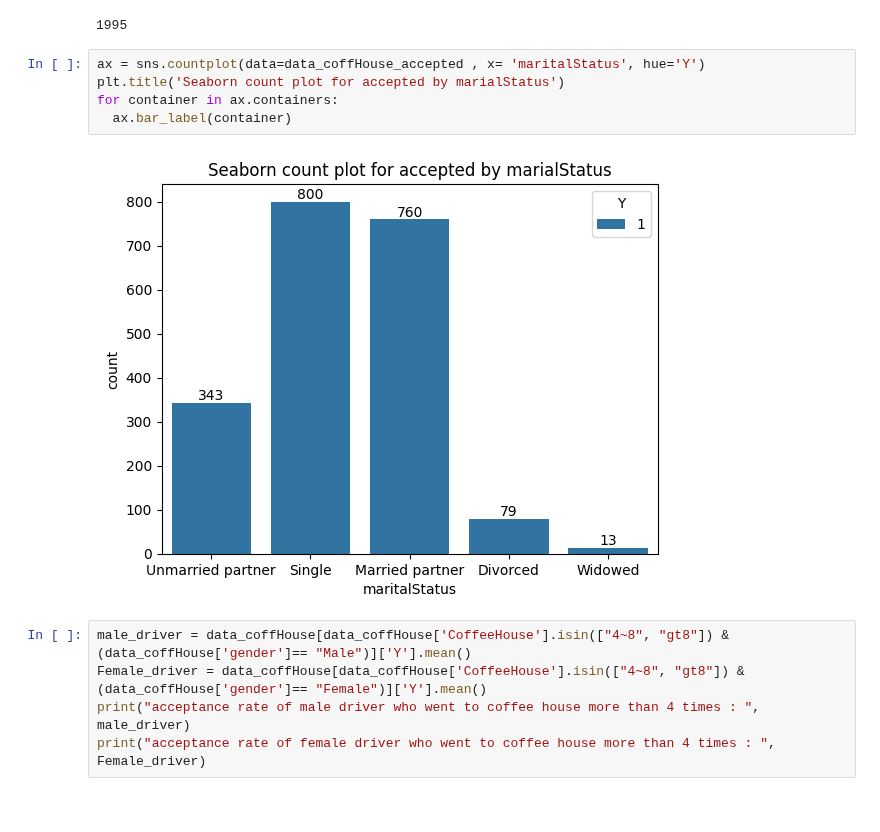
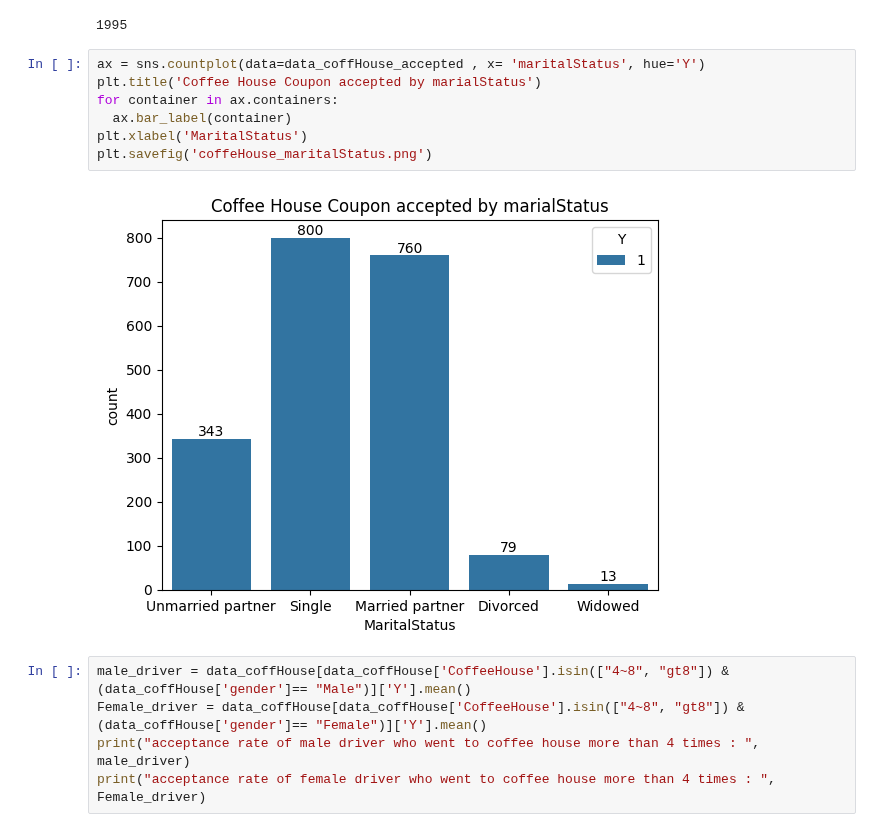
Before and after one commit to karthikgurunath/PCAIML_practical_App1, a Jupyter notebook: prompt.ipynb, the cells around one changed output. Drawn from its saved outputs; the diff is of its cells as text.

```diff
--- a/prompt.ipynb
+++ b/prompt.ipynb
@@ -261,11 +266,13 @@ len(data_coffHouse_accepted)
 1995
 # %%
 ax = sns.countplot(data=data_coffHouse_accepted , x= 'maritalStatus', hue='Y')
-plt.title('Seaborn count plot for accepted by marialStatus')
+plt.title('Coffee House Coupon accepted by marialStatus')
 for container in ax.containers:
   ax.bar_label(container)
+plt.xlabel('MaritalStatus')
+plt.savefig('coffeHouse_maritalStatus.png')
 # %% [output]
-[figure, old version]
+[figure, new version]
 # %%
 male_driver = data_coffHouse[data_coffHouse['CoffeeHouse'].isin(["4~8", "gt8"]) & (data_coffHouse['gender']== "Male")]['Y'].mean()
 Female_driver = data_coffHouse[data_coffHouse['CoffeeHouse'].isin(["4~8", "gt8"]) & (data_coffHouse['gender']== "Female")]['Y'].mean()
```
Also changed, not shown: parts of 4 cells of this notebook.
